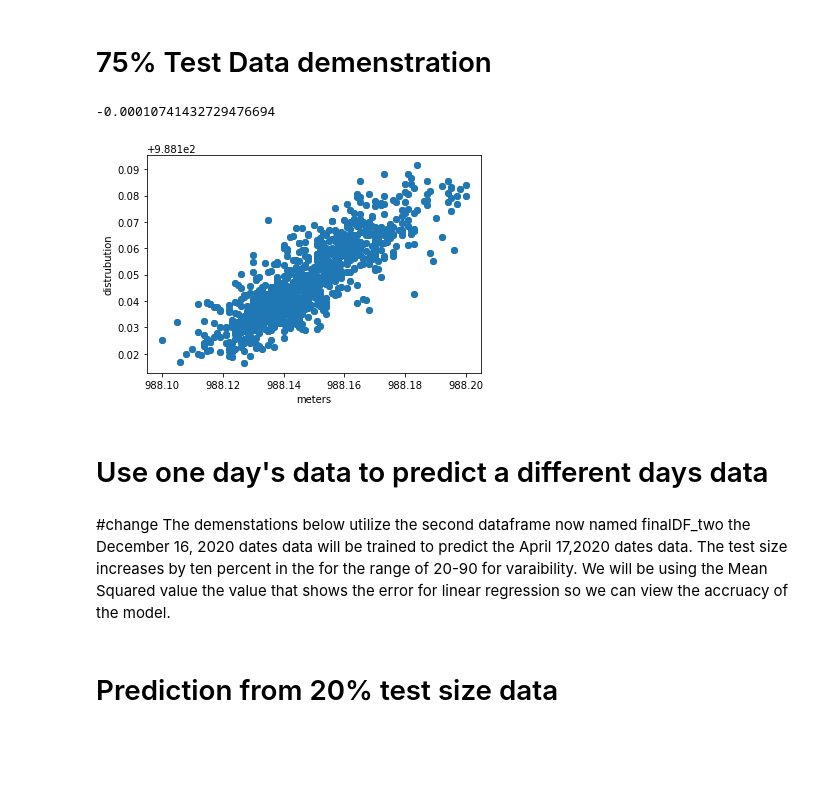
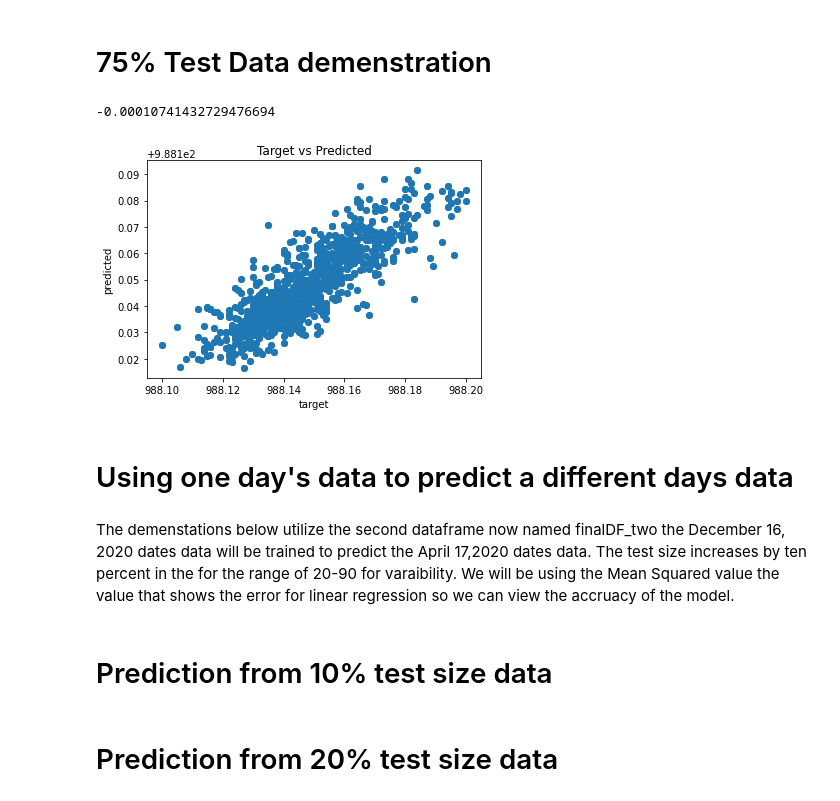
Before and after one commit to mylesm19/Volcanic_Activity_Detection, a Jupyter notebook: EC_01_Volcanic_activity_detection_and_noise_characterization_using_machine learning .ipynb, the cells around one changed output. Drawn from its saved outputs; the diff is of its cells as text; code cells hidden in the pictures; blank space fills up the shorter version.

```diff
--- a/EC_01_Volcanic_activity_detection_and_noise_characterization_using_machine learning .ipynb
+++ b/EC_01_Volcanic_activity_detection_and_noise_characterization_using_machine learning .ipynb
@@ -403,36 +405,38 @@ print(average_Difference)
 # %% [markdown]
 # 75% Test Data demenstration
 # %%
-#
+
 input_Data = finalDF.iloc[:,0:19]
 target_Data = finalDF.iloc[:,19]
 
 lm.fit(input_Data,target_Data)
 y_pred1 = lm.predict(input_Data)
 plt.scatter(target_Data,y_pred1)
-plt.xlabel("meters")
-plt.ylabel("distrubution")
+plt.xlabel("target")
+plt.ylabel("predicted")
+plt.title("Target vs Predicted")
 plt.scatter
 # x axis is actual height and y is what lm model is predicting in scatter
 X_train, X_test, y_train, y_test = train_test_split(input_Data, target_Data, test_size=0.75,random_state=50)
 
 lm = LinearRegression()
 
 model = lm.fit(X_train,y_train)
 prediction = lm.predict(X_test)
 
 #Series of the difference of the test the leng
 error_Series = y_test-prediction
 
 #average
 average_Difference = sum(error_Series/len(error_Series))
 #print(np.corrcoef(y_test,prediction))
 print(average_Difference)
 # %% [output]
 -0.00010741432729476694
-[figure, old version]
+[figure, new version]
 # %% [markdown]
-# Use one day's data to predict a different days data
+# Using one day's data to predict a different days data
 # %% [markdown]
-#change
 The demenstations below utilize the second dataframe now named finalDF_two the December 16, 2020 dates data will be trained to predict the April 17,2020 dates data. The test size increases by ten percent in the for the range of 20-90 for varaibility. We will be using the Mean Squared value the value that shows the error for linear regression so we can view the accruacy of the model.
+# %% [markdown]
+# Prediction from 10% test size data
```
Also changed, not shown: parts of 11 cells of this notebook.
